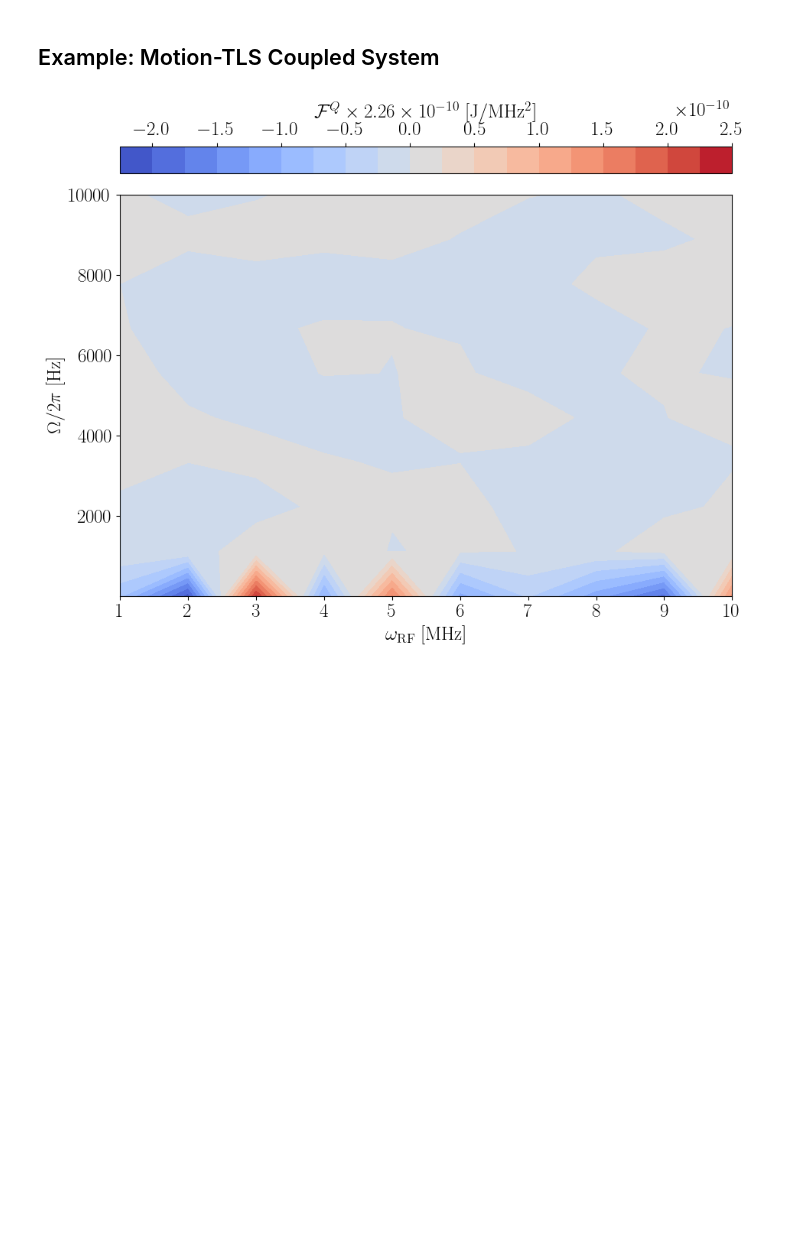
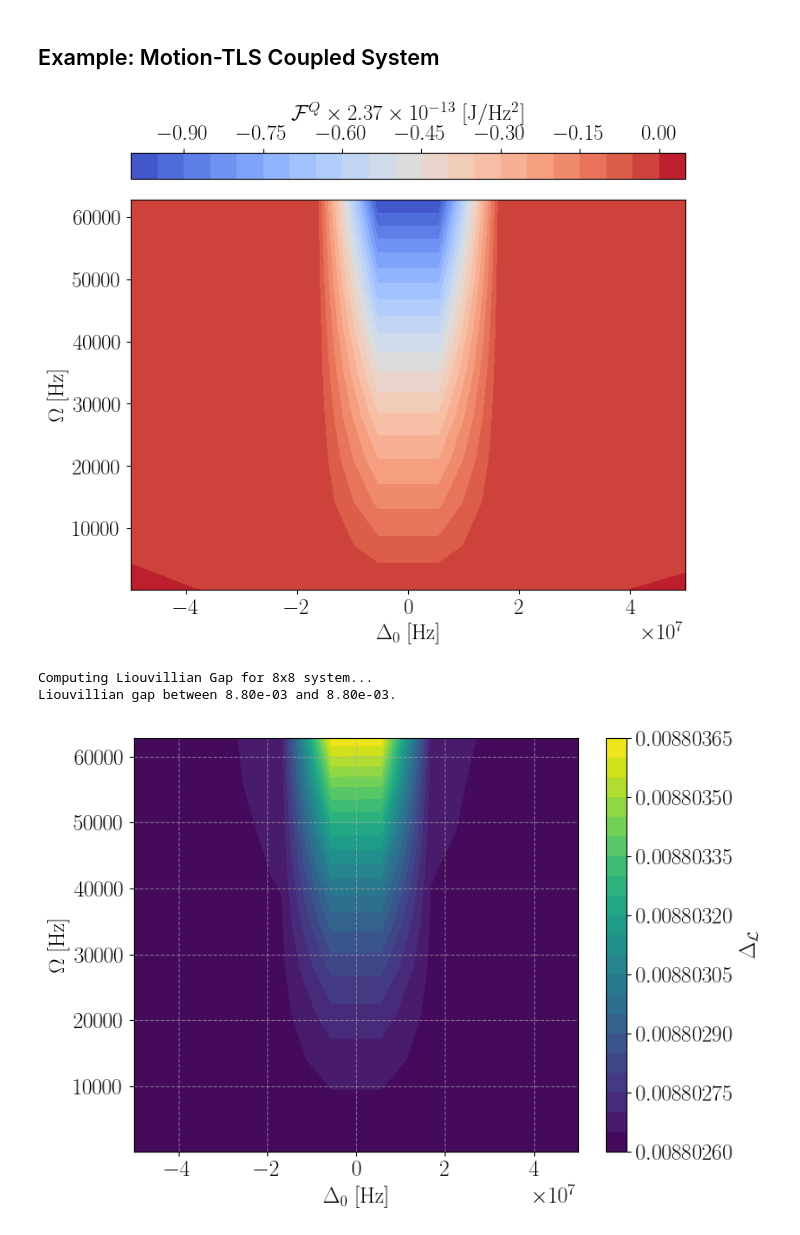
Before and after one commit to JGarwola/Cooling-Rubidium-atoms, a Jupyter notebook: SS_work.ipynb, the cells around one changed output. Saved outputs shown, nothing was run; the diff lists cells and outputs as text; code cells hidden in the pictures; blank space fills up the shorter version.

Commit message:
updated model for motion-TLS system, added old version of notebook, added workflow summary

```diff
--- a/SS_work.ipynb
+++ b/SS_work.ipynb
@@ -199,53 +204,55 @@ def diss_motion_tls(r):
 
     return func
 # %%
-# Heat Curvature
-omegaRF_range = [r'$\omega_{\mathrm{RF}}$', 1e6, 1e7] # Hz
-Omega_range = [r'$\Omega$', 2 * np.pi * 10, 2 * np.pi * 1e4] # Hz
+Delta0_range = [r'$\Delta_0$', -50 * 1e6, 50 * 1e6] # Hz
+Omega_range = [r'$\Omega$', 2 * np.pi * 20, 2 * np.pi * 1e4] # Hz
 
-p1_grid_mtls, p2_grid_mtls, curvature_mtls, max_val_mtls = heat_curvature(
-    H_motion_tls, H_motion_tls, diss_motion_tls,
-    ranges=[omegaRF_range, Omega_range],
+p1_grid_mtls, p2_grid_mtls, curvature_mtls, max_val_mtls = old_heat_curvature(
+    H_motion_tls, H_motion_tls_ref, diss_motion_tls,
+    ranges=[Delta0_range, Omega_range],
     points=10
 )
 
 # Plot Heat Curvature
-fig = plt.figure(figsize=(10, 7))
+fig = plt.figure(figsize=(8, 6))
 ax = fig.add_axes([0.1, 0.08, 0.8, 0.75])
-cp = ax.contourf(p1_grid_mtls / 1e6, p2_grid_mtls / (2 * np.pi),
-                    curvature_mtls, levels=20, cmap='coolwarm')
+cp = ax.contourf(p1_grid_mtls, p2_grid_mtls, curvature_mtls, levels=20, cmap='coolwarm')
 cax = fig.add_axes([0.1, 0.87, 0.8, 0.05])
 mantissa, exp = f"{max_val_mtls:.2e}".split('e')
-cbar = fig.colorbar(cp, cax=cax, orientation='horizontal', label=rf'$\mathcal{{F}}^Q \times {mantissa} \times 10^{{{int(exp)}}} \; \mathrm{{[J/MHz^2]}}$')
+cbar = fig.colorbar(cp, cax=cax, orientation='horizontal',
+    label=rf'$\mathcal{{F}}^Q \times {mantissa} \times 10^{{{int(exp)}}} \; \mathrm{{[J/Hz^2]}}$')
 cbar.ax.xaxis.set_label_position('top')
 cbar.ax.xaxis.tick_top()
-ax.set_xlabel(r'$\omega_{\mathrm{RF}} \; \mathrm{[MHz]}$')
-ax.set_ylabel(r'$\Omega / 2 \pi \; \mathrm{[Hz]}$')
+ax.set_xlabel(r'$\Delta_0 \; \mathrm{[Hz]}$')
+ax.set_ylabel(r'$\Omega \; \mathrm{[Hz]}$')
 plt.savefig('motion_tls.pdf', bbox_inches='tight')
 plt.show()
 
-# # Liouvillian Gap
-# liouvillian_gap(
-#     H_motion_tls,
-#     diss_motion_tls,
-#     params=[r'$\omega_{\mathrm{RF}}$', r'$\Omega$'],
-#     ranges=[omegaRF_range,Omega_range],
-#     points=10
-# )
+# Liouvillian Gap
+liouvillian_gap(
+    H_motion_tls,
+    diss_motion_tls,
+    params=[r'$\Delta_0 \; \mathrm{[Hz]}$', r'$\Omega \; \mathrm{[Hz]}$'],
+    ranges=[Delta0_range,Omega_range],
+    points=10
+)
 
-# # Cycle heats
-# q_geo_mtls, q_diss_mtls = compute_cycle_heats(
-#     H_motion_tls,
-#     H_motion_tls,
-#     diss_motion_tls,
-#     p_min=[omegaRF_range[1], Omega_range[1]],
-#     p_max=[omegaRF_range[2], Omega_range[2]],
-#     tau=2 * np.pi,
-#     points=100
-# )
+# Cycle heats
+q_geo_mtls, q_diss_mtls = compute_cycle_heats(
+    H_motion_tls,
+    H_motion_tls_ref,
+    diss_motion_tls,
+    p_min=[Delta0_range[1], Omega_range[1]],
+    p_max=[Delta0_range[2], Omega_range[2]],
+    tau=2 * np.pi,
+    points=100
+)
 
-# kB = 1.380649e-23  # Boltzmann constant in J/K
-# hbar = 1.0545718e-34  # Reduced Planck constant in J*s
-# print("Temperature change over the cycle:", (q_geo_mtls + q_diss_mtls) * hbar / kB, "K")
+kB = 1.380649e-23  # Boltzmann constant in J/K
+hbar = 1.0545718e-34  # Reduced Planck constant in J*s
+print("Temperature change over the cycle:", (q_geo_mtls + q_diss_mtls) * hbar / kB, "K")
 # %% [output]
-[figure, old version]
+[figure, new version]
+Computing Liouvillian Gap for 8x8 system...
+Liouvillian gap between 8.80e-03 and 8.80e-03.
+[figure, added]
```
Also changed, not shown: parts of 6 cells of this notebook, 6 other files.
